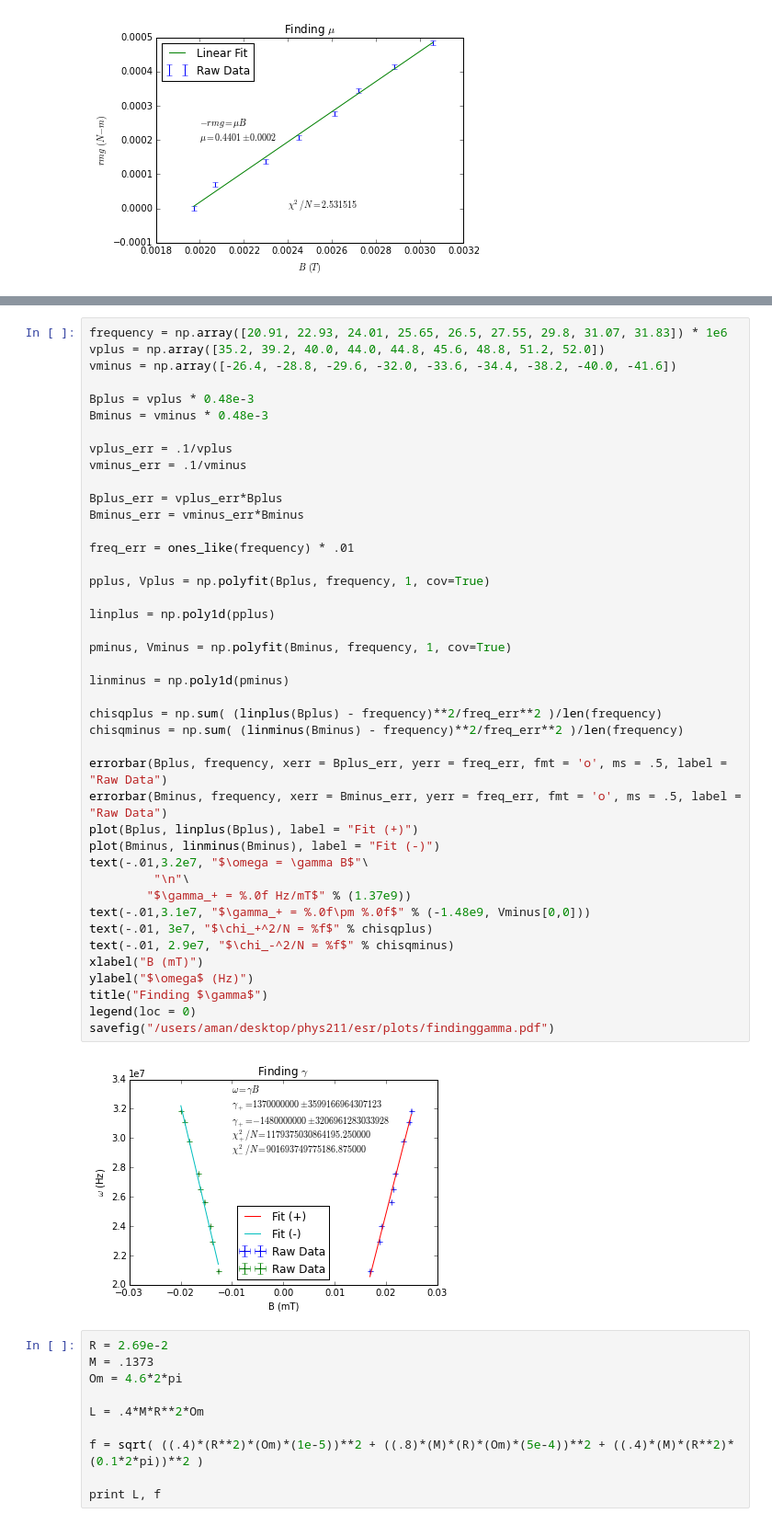
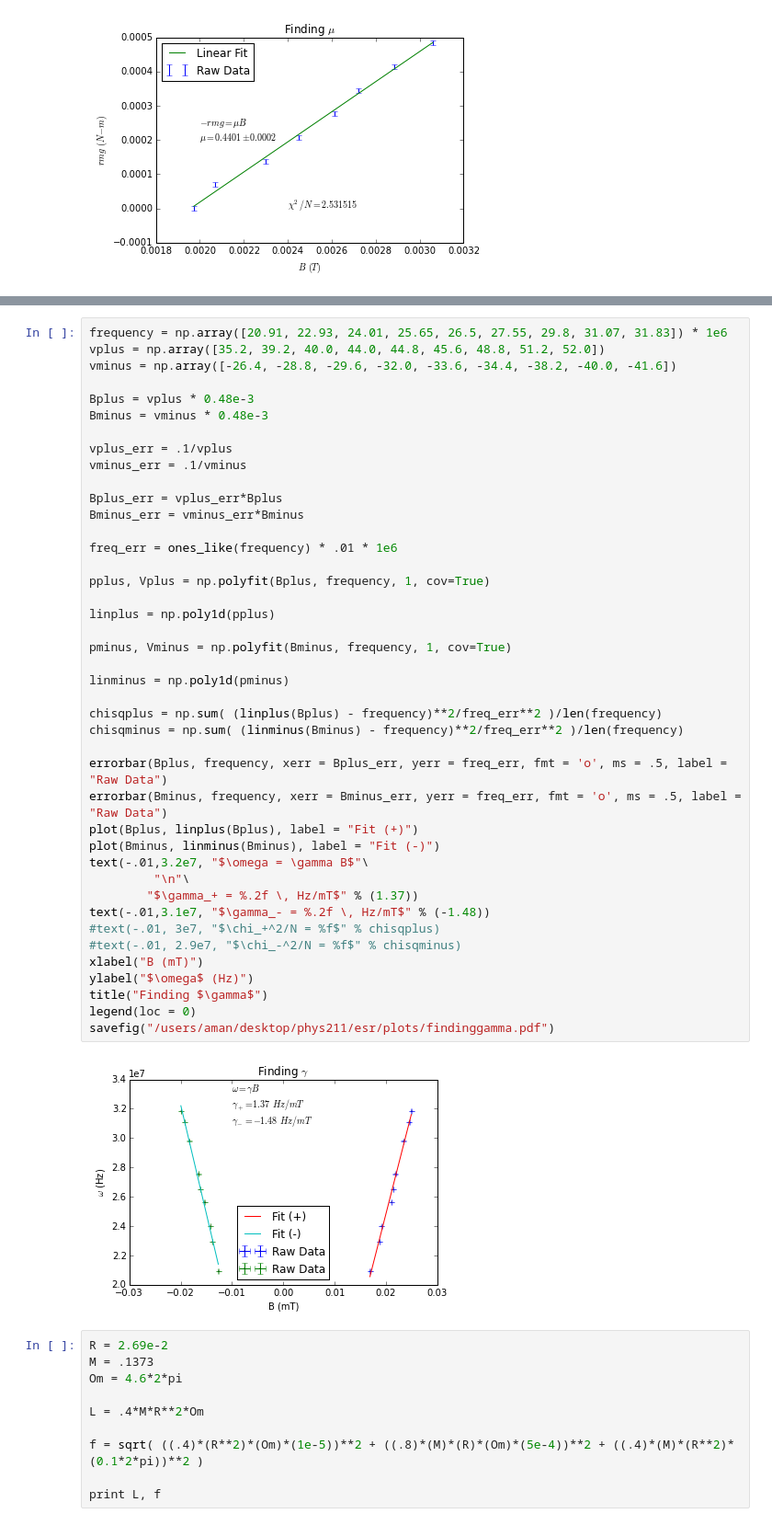
Before and after one commit to bzcheeseman/phys211, a Jupyter notebook: ESR/Untitled.ipynb, the cells around one changed output, grey strips where cells are left out. Shown: that part at 92% size. Cells and saved outputs as stored; diff of their text form.

```diff
--- a/ESR/Untitled.ipynb
+++ b/ESR/Untitled.ipynb
@@ -104,39 +104,39 @@ Bminus = vminus * 0.48e-3
 vplus_err = .1/vplus
 vminus_err = .1/vminus
 
 Bplus_err = vplus_err*Bplus
 Bminus_err = vminus_err*Bminus
 
-freq_err = ones_like(frequency) * .01
+freq_err = ones_like(frequency) * .01 * 1e6
 
 pplus, Vplus = np.polyfit(Bplus, frequency, 1, cov=True)
 
 linplus = np.poly1d(pplus)
 
 pminus, Vminus = np.polyfit(Bminus, frequency, 1, cov=True)
 
 linminus = np.poly1d(pminus)
 
 chisqplus = np.sum( (linplus(Bplus) - frequency)**2/freq_err**2 )/len(frequency)
 chisqminus = np.sum( (linminus(Bminus) - frequency)**2/freq_err**2 )/len(frequency)
 
 errorbar(Bplus, frequency, xerr = Bplus_err, yerr = freq_err, fmt = 'o', ms = .5, label = "Raw Data")
 errorbar(Bminus, frequency, xerr = Bminus_err, yerr = freq_err, fmt = 'o', ms = .5, label = "Raw Data")
 plot(Bplus, linplus(Bplus), label = "Fit (+)")
 plot(Bminus, linminus(Bminus), label = "Fit (-)")
 text(-.01,3.2e7, "$\omega = \gamma B$"\
          "\n"\
-        "$\gamma_+ = %.0f Hz/mT$" % (1.37e9))
-text(-.01,3.1e7, "$\gamma_+ = %.0f\pm %.0f$" % (-1.48e9, Vminus[0,0]))
-text(-.01, 3e7, "$\chi_+^2/N = %f$" % chisqplus)
-text(-.01, 2.9e7, "$\chi_-^2/N = %f$" % chisqminus)
+        "$\gamma_+ = %.2f \, Hz/mT$" % (1.37))
+text(-.01,3.1e7, "$\gamma_- = %.2f \, Hz/mT$" % (-1.48))
+#text(-.01, 3e7, "$\chi_+^2/N = %f$" % chisqplus)
+#text(-.01, 2.9e7, "$\chi_-^2/N = %f$" % chisqminus)
 xlabel("B (mT)")
 ylabel("$\omega$ (Hz)")
 title("Finding $\gamma$")
 legend(loc = 0)
 savefig("/users/aman/desktop/phys211/esr/plots/findinggamma.pdf")
 # %% [output]
-[figure, old version]
+[figure, new version]
 # %%
 R = 2.69e-2
 M = .1373
```
Also changed, not shown: parts of 1 cell of this notebook, 1 other file.
